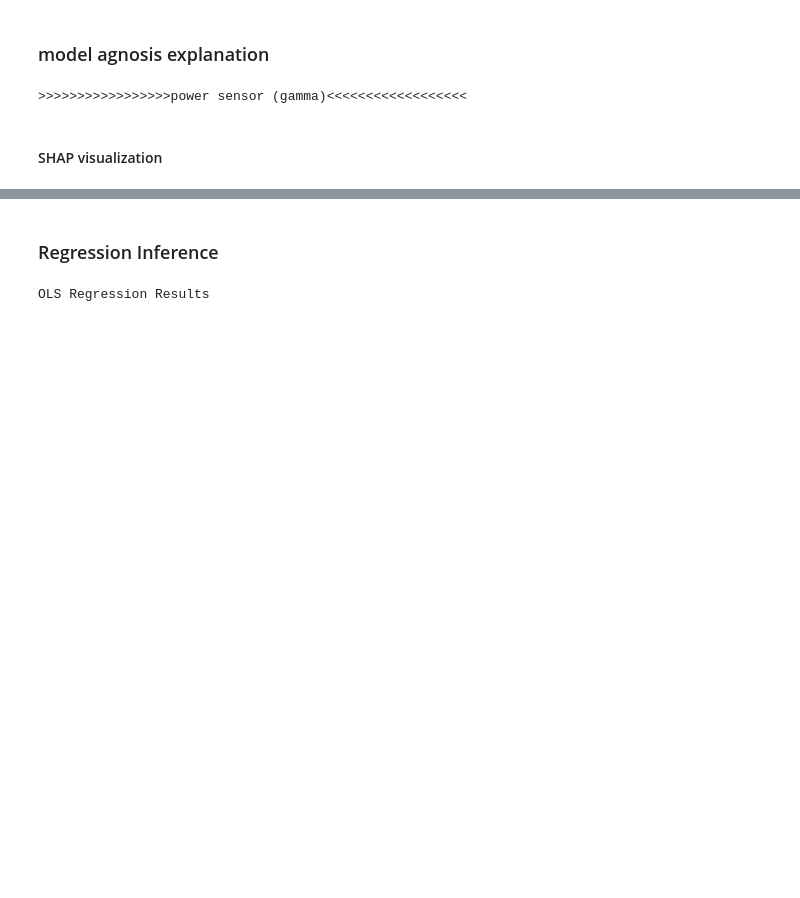
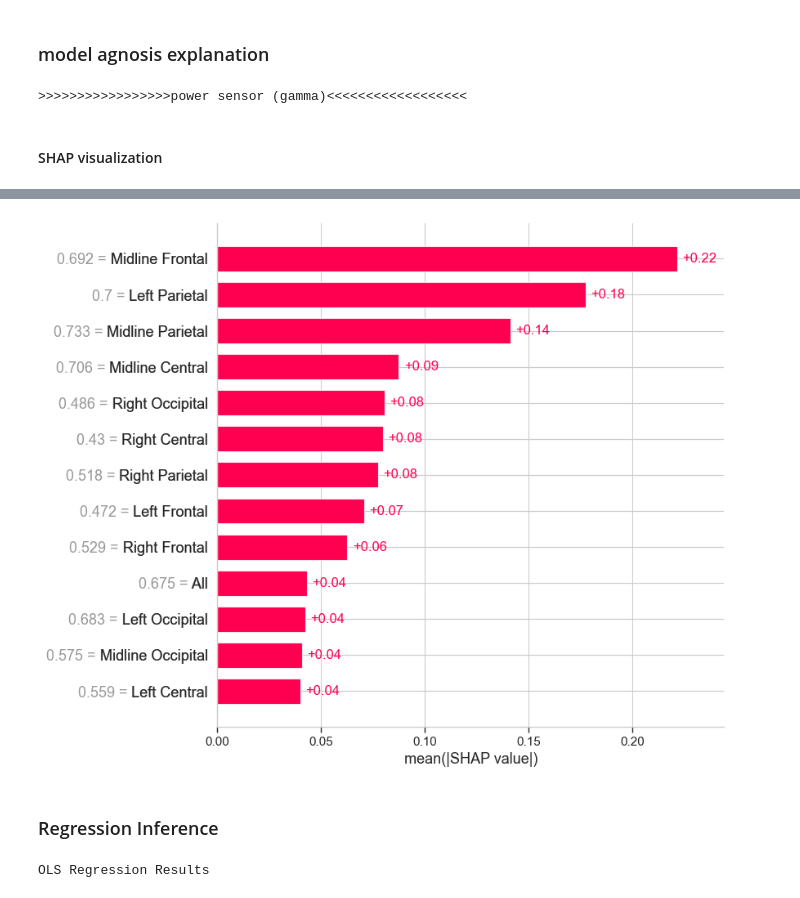
Before and after one commit to Yeganehfrh/SugNet, a Jupyter notebook: notebooks/nested_cross_validation.ipynb, the cells around one changed output, grey strips where cells are left out. Drawn from its saved outputs; the diff is of its cells as text; code cells hidden in the pictures; blank space fills up the shorter version.

```diff
--- a/notebooks/nested_cross_validation.ipynb
+++ b/notebooks/nested_cross_validation.ipynb
@@ -359,3 +357,13 @@ shap.summary_plot(shap_values['power sensor (gamma)'], plot_type='bar', max_disp
+# %%
+# bar plot
+sns.set(style="whitegrid", context='paper', font_scale=1.5, font='sans-serif')
+shap.plots.bar(shap_values['power sensor (gamma)'], max_display=14, merge_cohorts=False,
+               show_data=True, show=False)
+
+# for i in range(0, 16):
+#     plt.gca().get_children()[i].set_facecolor('dodgerblue')
+# %% [output]
+[figure, added]
 # %% [markdown]
 ### Regression Inference
 # %%
```
Also changed, not shown: parts of 3 cells of this notebook.
